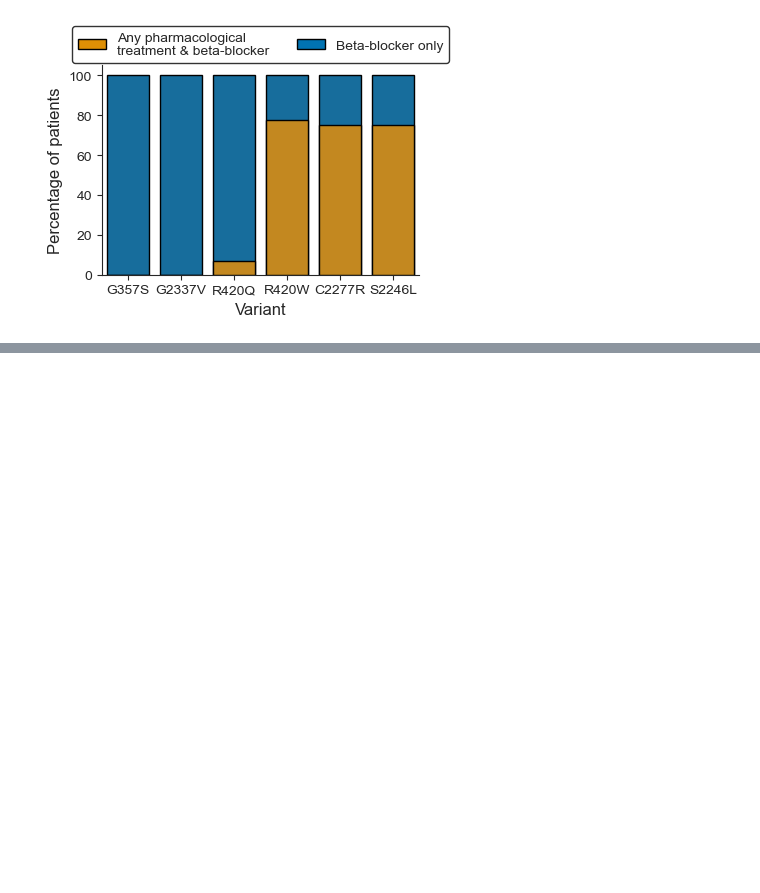
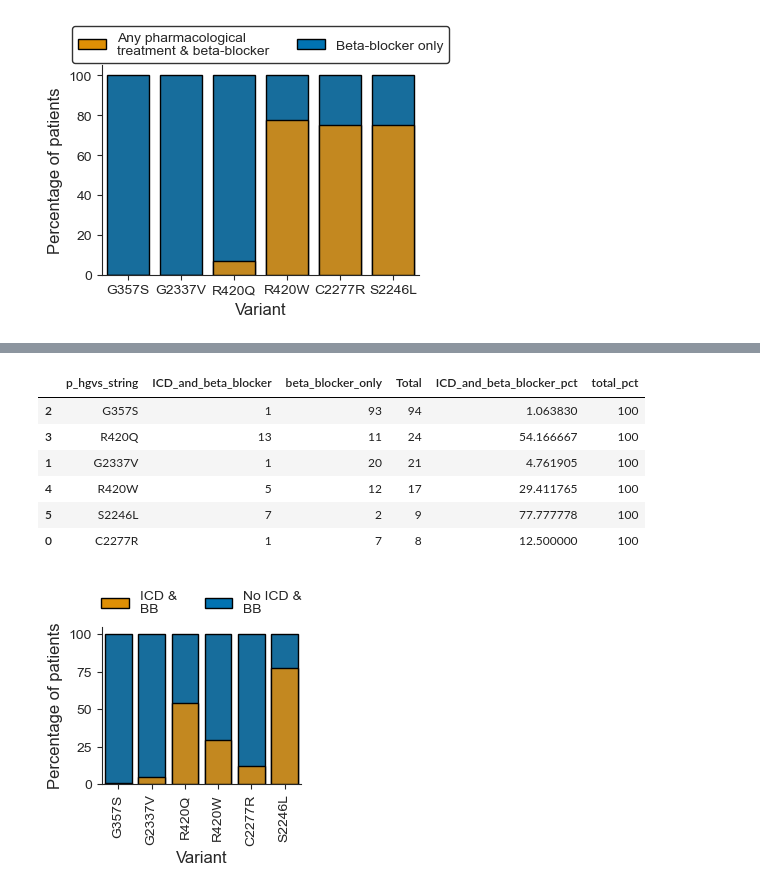
Before and after one commit to alexdaiii/cpvt_database_analysis, a Jupyter notebook: analysis/09_beta_blocker_cpvt.ipynb, the cells around one changed output, grey strips where cells are left out. Saved outputs shown, nothing was run; the diff lists cells and outputs as text; code cells hidden in the pictures; blank space fills up the shorter version.

```diff
--- a/analysis/09_beta_blocker_cpvt.ipynb
+++ b/analysis/09_beta_blocker_cpvt.ipynb
@@ -1223,0 +1178,22 @@ plot_bb_percentages(
+# %%
+plot_bb_percentages(
+    icd_fisher,
+    get_config().treatment_pcts.panels["icd_pct_3x2"],
+    "ICD_and_beta_blocker",
+    "ICD &\nBB",
+    "No ICD &\nBB",
+    "3x2.icd_bb_percentages",
+    plt_order=plot_order,
+    rotate_x=True,
+    legend_bb_anchor=(0.5, 1.15),
+    frameon=False
+)
+# %% [output]
+|  | p_hgvs_string | ICD_and_beta_blocker | beta_blocker_only | Total | ICD_and_beta_blocker_pct | total_pct |
+| 2 | G357S | 1 | 93 | 94 | 1.063830 | 100 |
+| 3 | R420Q | 13 | 11 | 24 | 54.166667 | 100 |
+| 1 | G2337V | 1 | 20 | 21 | 4.761905 | 100 |
+| 4 | R420W | 5 | 12 | 17 | 29.411765 | 100 |
+| 5 | S2246L | 7 | 2 | 9 | 77.777778 | 100 |
+| 0 | C2277R | 1 | 7 | 8 | 12.500000 | 100 |
+[figure, added]
```
Also changed, not shown: parts of 4 cells of this notebook, 4 other files.
